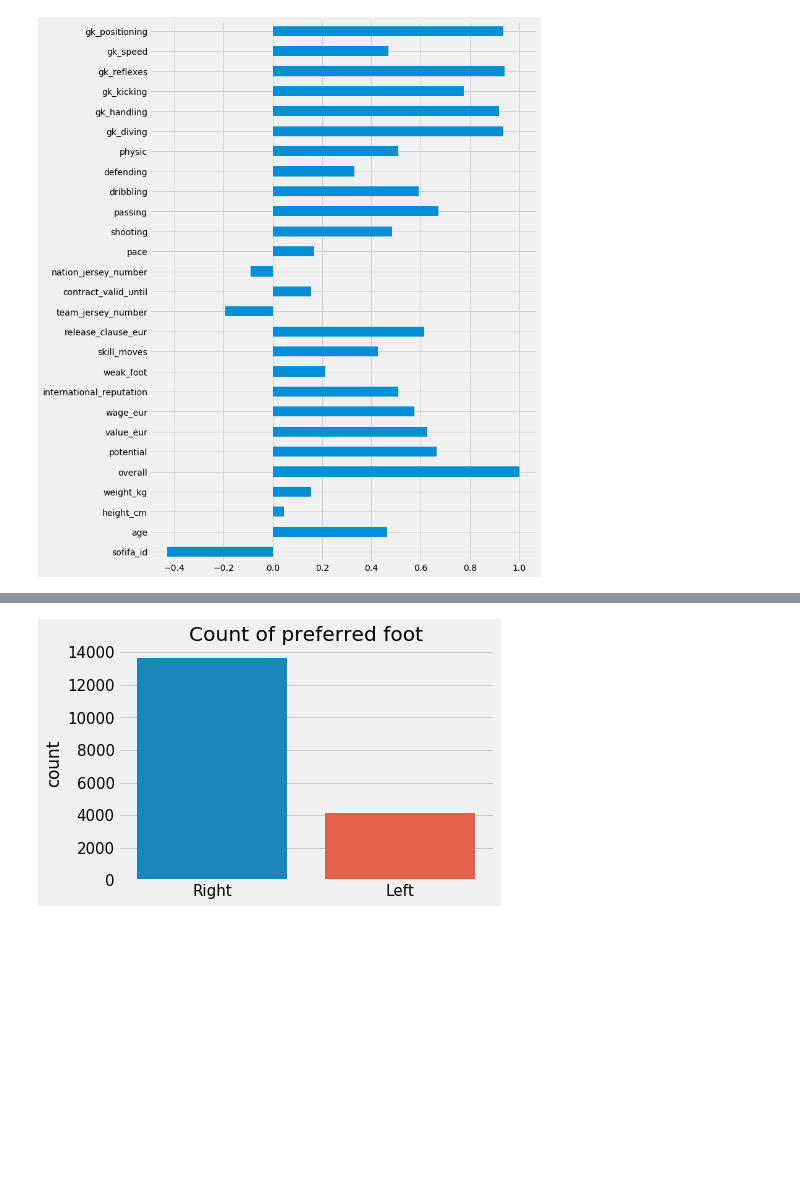
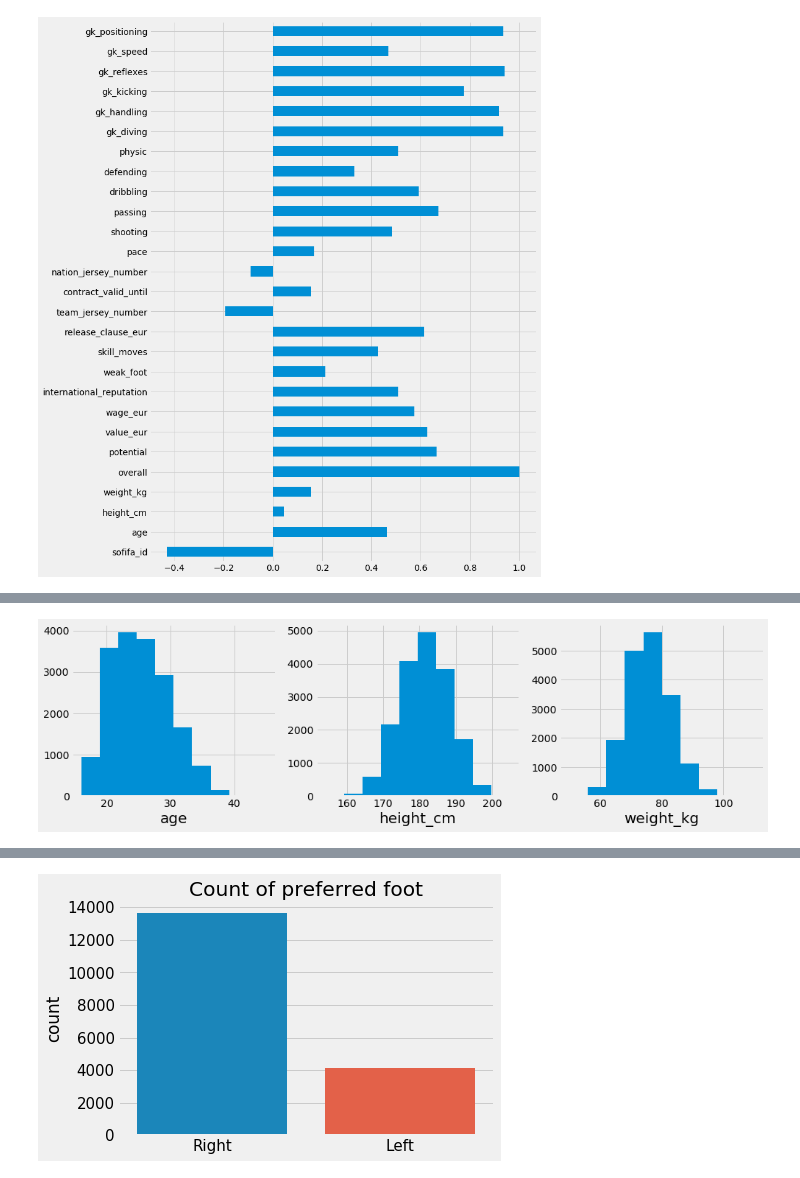
Before and after one commit to Wangsherpa/fifa-final-project, a Jupyter notebook: fifa-project.ipynb, the cells around one changed output, grey strips where cells are left out. Cells and saved outputs as stored; diff of their text form; code cells hidden in the pictures; blank space fills up the shorter version.

```diff
--- a/fifa-project.ipynb
+++ b/fifa-project.ipynb
@@ -204,0 +103,9 @@ plt.show()
+# %%
+cols = ['age', 'height_cm', 'weight_kg']
+fig, ax = plt.subplots(1, 3, figsize=(15, 4))
+for i, col in enumerate(cols):
+    ax[i].hist(fifa_19[col])
+    ax[i].set_xlabel(col, fontsize=20)
+plt.show()
+# %% [output]
+[figure, added]
```
Also changed, not shown: parts of 47 cells of this notebook, 1 other file.
